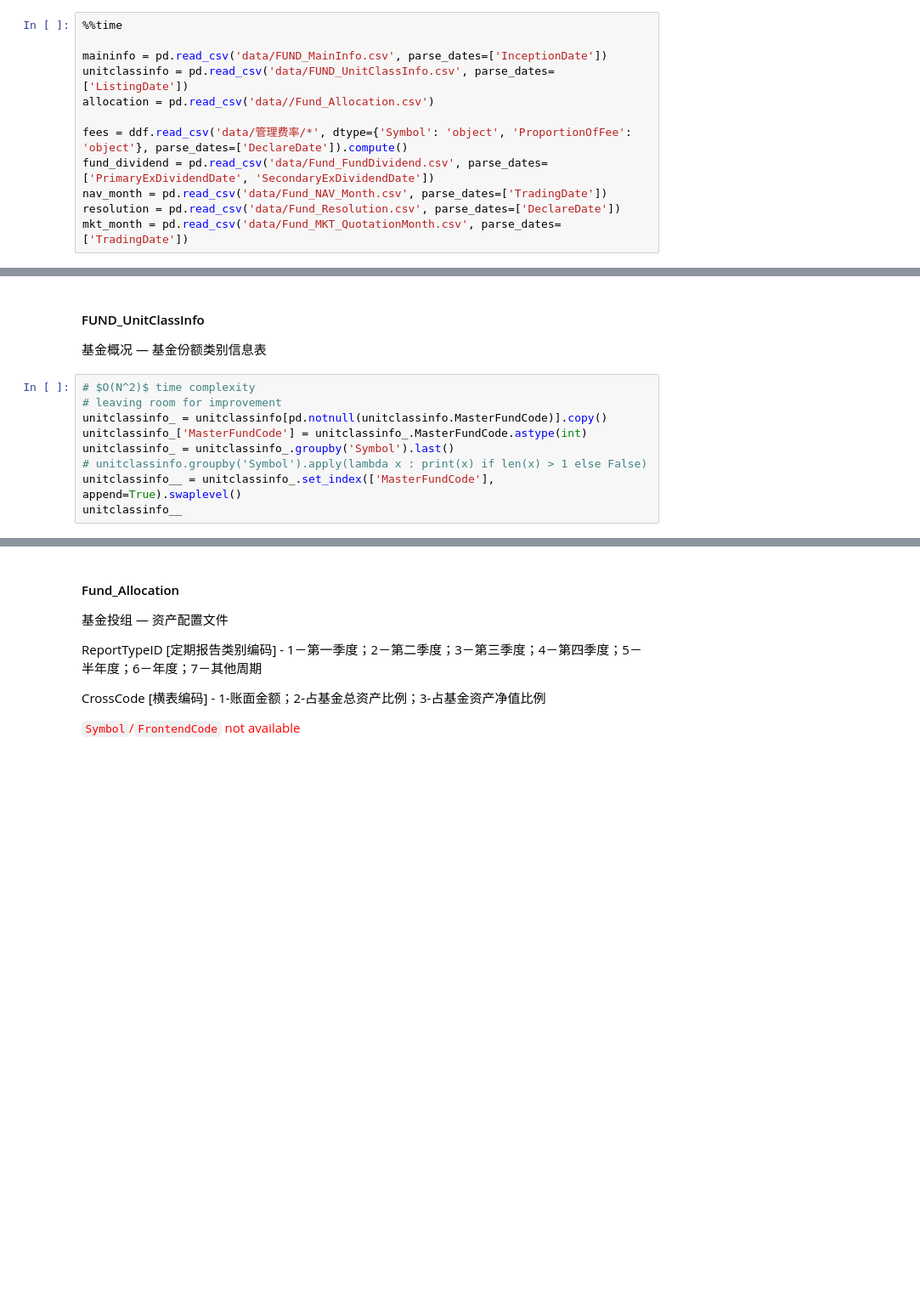
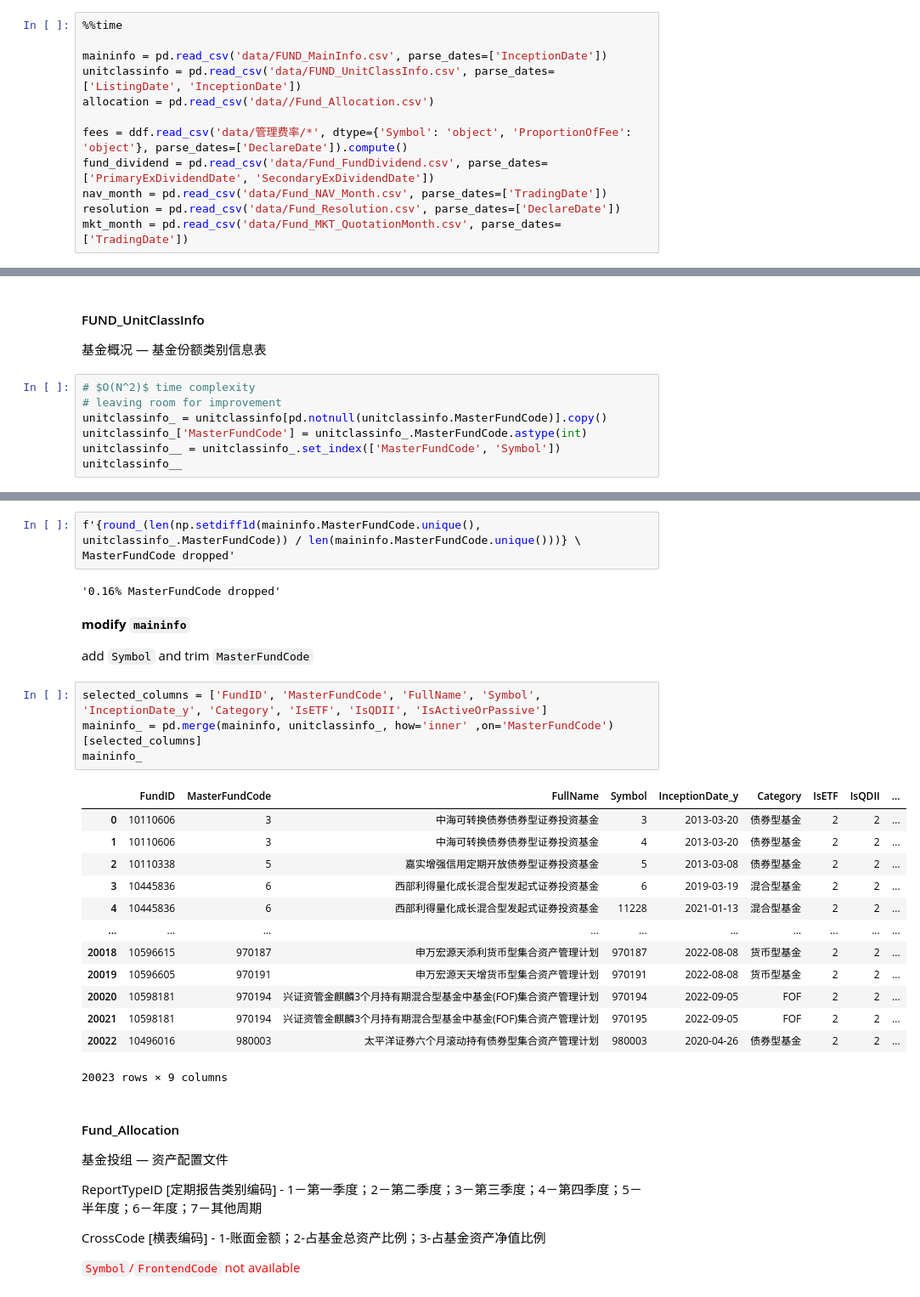
Before and after one commit to dacianpeng/mutual-fund-effective-or-not-Evidence-from-China, a Jupyter notebook: main.ipynb, the cells around one changed output, grey strips where cells are left out. Shown at 85% size. Cells and saved outputs as stored; diff of their text form; blank space fills up the shorter version.

Commit message:
sign computation standardized && `round_` applied

```diff
--- a/main.ipynb
+++ b/main.ipynb
@@ -19,7 +28,7 @@ def round_(data : float):
 %%time
 
 maininfo = pd.read_csv('data/FUND_MainInfo.csv', parse_dates=['InceptionDate'])
-unitclassinfo = pd.read_csv('data/FUND_UnitClassInfo.csv', parse_dates=['ListingDate'])
+unitclassinfo = pd.read_csv('data/FUND_UnitClassInfo.csv', parse_dates=['ListingDate', 'InceptionDate'])
 allocation = pd.read_csv('data//Fund_Allocation.csv')
 
 fees = ddf.read_csv('data/管理费率/*', dtype={'Symbol': 'object', 'ProportionOfFee': 'object'}, parse_dates=['DeclareDate']).compute()
@@ -196,9 +205,7 @@ Use `MasterFundCode` instead of `FundID`, because `MasterFundCode` is covered in
 # leaving room for improvement
 unitclassinfo_ = unitclassinfo[pd.notnull(unitclassinfo.MasterFundCode)].copy()
 unitclassinfo_['MasterFundCode'] = unitclassinfo_.MasterFundCode.astype(int)
-unitclassinfo_ = unitclassinfo_.groupby('Symbol').last()
-# unitclassinfo.groupby('Symbol').apply(lambda x : print(x) if len(x) > 1 else False)
-unitclassinfo__ = unitclassinfo_.set_index(['MasterFundCode'], append=True).swaplevel()
+unitclassinfo__ = unitclassinfo_.set_index(['MasterFundCode', 'Symbol'])
 unitclassinfo__
 # %% [output]
 |  |  | ShortName | InceptionDate | ListingDate |
@@ -235,3 +258,30 @@ f'{round(symbol_date_identical.sum()/len(symbol_date_identical), 4)*100}% `Maste
+# %%
+f'{round_(len(np.setdiff1d(maininfo.MasterFundCode.unique(), unitclassinfo_.MasterFundCode)) / len(maininfo.MasterFundCode.unique()))} \
+MasterFundCode dropped'
+# %% [output]
+'0.16% MasterFundCode dropped'
+# %% [markdown]
+**modify `maininfo`**
+
+add `Symbol` and trim `MasterFundCode`
+# %%
+selected_columns = ['FundID', 'MasterFundCode', 'FullName', 'Symbol', 'InceptionDate_y', 'Category', 'IsETF', 'IsQDII', 'IsActiveOrPassive']
+maininfo_ = pd.merge(maininfo, unitclassinfo_, how='inner' ,on='MasterFundCode')[selected_columns]
+maininfo_
+# %% [output]
+|  | FundID | MasterFundCode | FullName | Symbol | InceptionDate_y | Category | IsETF | IsQDII | ... |
+| 0 | 10110606 | 3 | 中海可转换债券债券型证券投资基金 | 3 | 2013-03-20 | 债券型基金 | 2 | 2 | ... |
+| 1 | 10110606 | 3 | 中海可转换债券债券型证券投资基金 | 4 | 2013-03-20 | 债券型基金 | 2 | 2 | ... |
+| 2 | 10110338 | 5 | 嘉实增强信用定期开放债券型证券投资基金 | 5 | 2013-03-08 | 债券型基金 | 2 | 2 | ... |
+| 3 | 10445836 | 6 | 西部利得量化成长混合型发起式证券投资基金 | 6 | 2019-03-19 | 混合型基金 | 2 | 2 | ... |
+| 4 | 10445836 | 6 | 西部利得量化成长混合型发起式证券投资基金 | 11228 | 2021-01-13 | 混合型基金 | 2 | 2 | ... |
+| ... | ... | ... | ... | ... | ... | ... | ... | ... | ... |
+| 20018 | 10596615 | 970187 | 申万宏源天添利货币型集合资产管理计划 | 970187 | 2022-08-08 | 货币型基金 | 2 | 2 | ... |
+| 20019 | 10596605 | 970191 | 申万宏源天天增货币型集合资产管理计划 | 970191 | 2022-08-08 | 货币型基金 | 2 | 2 | ... |
+| 20020 | 10598181 | 970194 | 兴证资管金麒麟3个月持有期混合型基金中基金(FOF)集合资产管理计划 | 970194 | 2022-09-05 | FOF | 2 | 2 | ... |
+| 20021 | 10598181 | 970194 | 兴证资管金麒麟3个月持有期混合型基金中基金(FOF)集合资产管理计划 | 970195 | 2022-09-05 | FOF | 2 | 2 | ... |
+| 20022 | 10496016 | 980003 | 太平洋证券六个月滚动持有债券型集合资产管理计划 | 980003 | 2020-04-26 | 债券型基金 | 2 | 2 | ... |
+20023 rows × 9 columns
 # %% [markdown]
 #### Fund_Allocation
 
```
Also changed, not shown: parts of 30 cells of this notebook, 1 other file.
